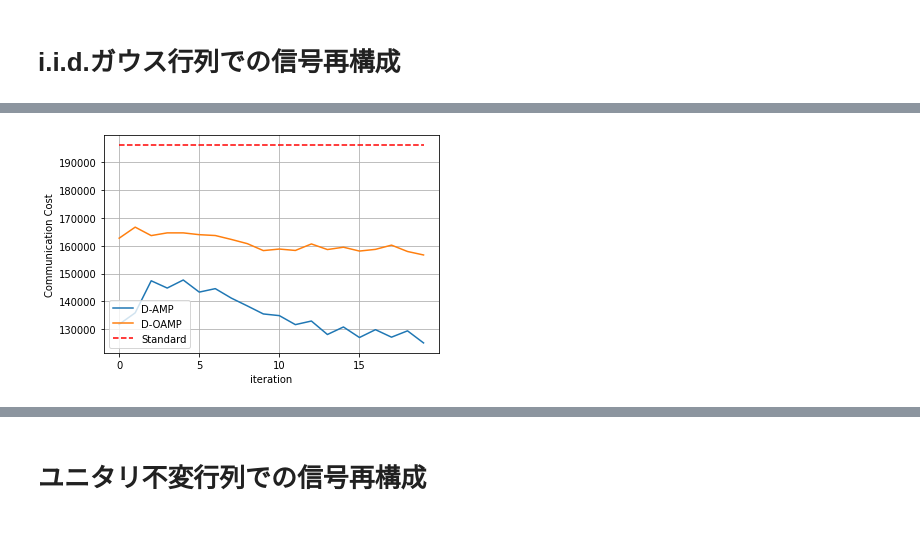
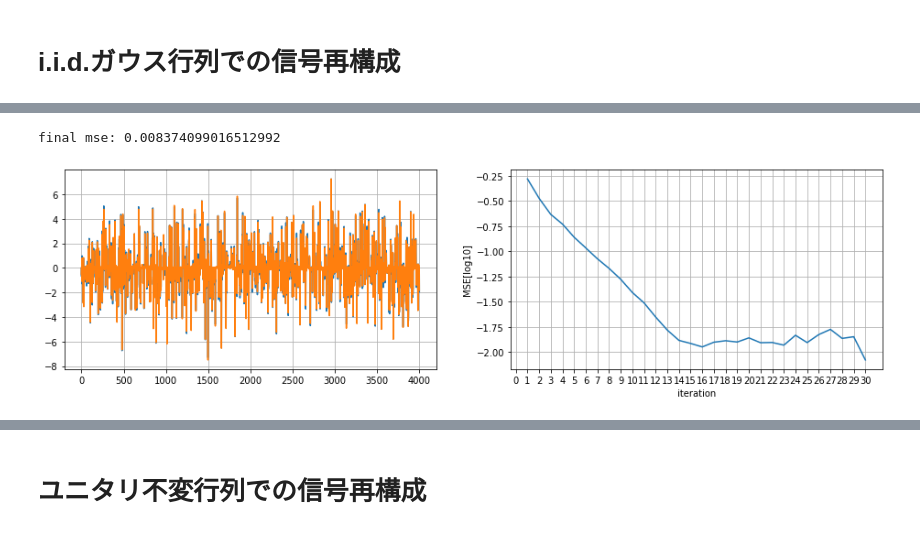
Before and after one commit to Qip21n0/Lassolver, a Jupyter notebook: examples/sample1.ipynb, the cells around one changed output, grey strips where cells are left out. Saved outputs shown, nothing was run; the diff lists cells and outputs as text; code cells hidden in the pictures.

```diff
--- a/examples/sample1.ipynb
+++ b/examples/sample1.ipynb
@@ -119,11 +103,5 @@ plt_MSE(T, mse_dict)
-# %%
-plt.xlabel("iteration")
-plt.ylabel("Communication Cost")
-plt.xticks(np.arange(0, T+1, 5))
-plt.plot(tmp2G.communication_cost, label="D-AMP")
-plt.plot(tmp4G.communication_cost, label="D-OAMP")
-plt.plot(np.array([N * (P-1) for _ in range(T)]), ls='--', color='r', label="Standard")
-plt.legend()
-plt.grid()
-# %% [output]
-[figure, removed]
+# %%
+tmp_iidG[3].result()
+# %% [output]
+final mse: 0.008374099016512992
+[figure, added]
```
Also changed, not shown: parts of 23 cells of this notebook, 2 other files.
